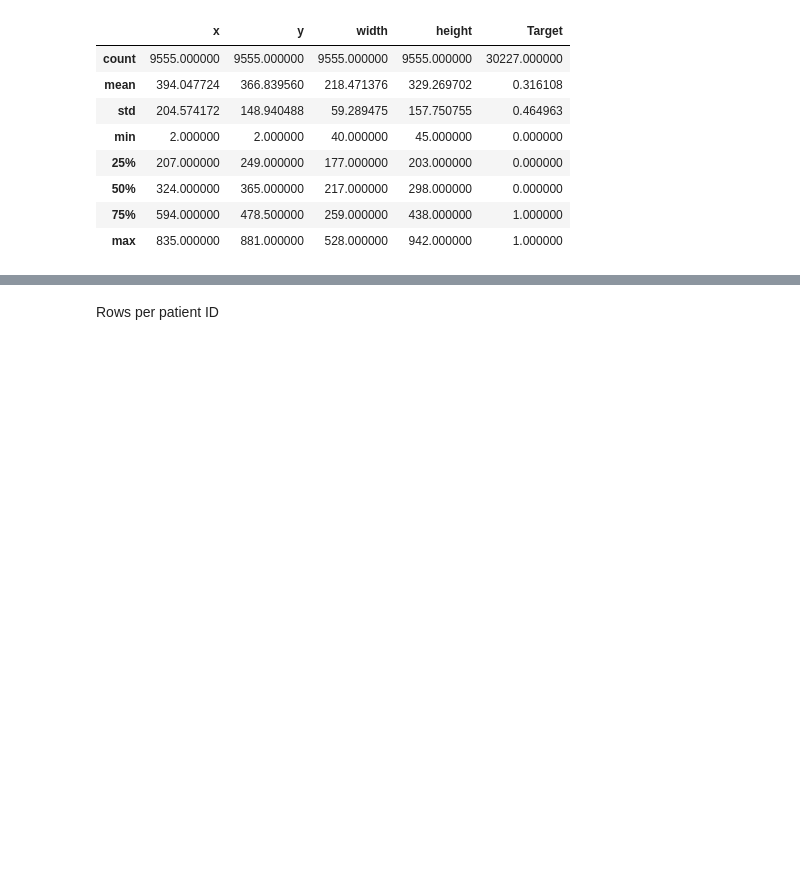
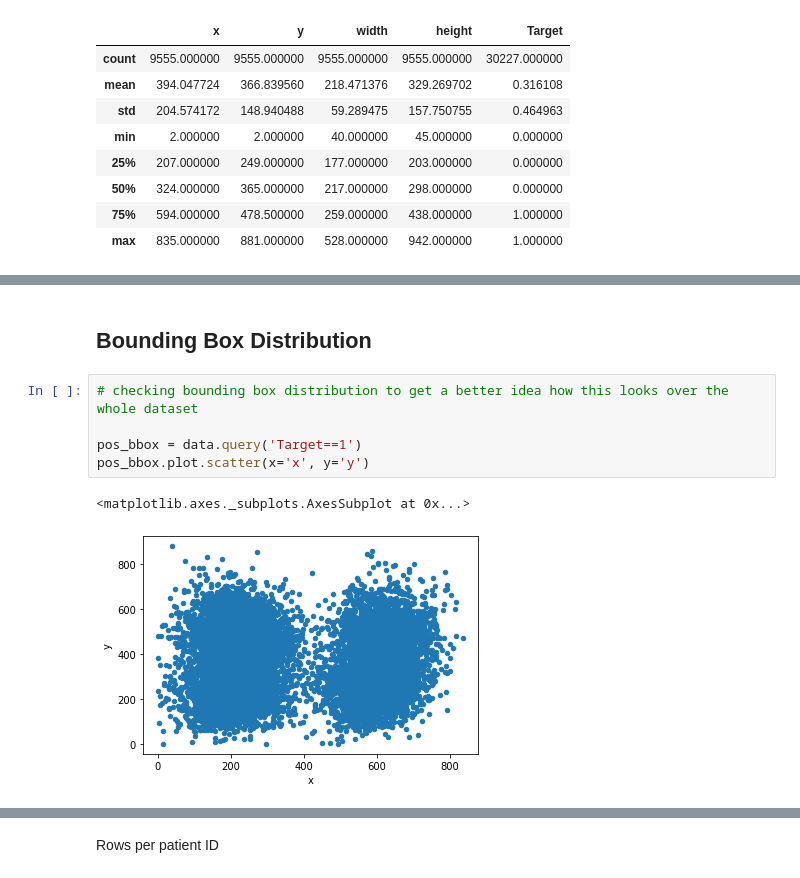
Before and after one commit to akashdhanpal/Pnemonia_Detection_CV_Deep_Learning, a Jupyter notebook: Capstone_Pneumonia.ipynb, the cells around one changed output, grey strips where cells are left out. Saved outputs shown, nothing was run; the diff lists cells and outputs as text; blank space fills up the shorter version.

```diff
--- a/Capstone_Pneumonia.ipynb
+++ b/Capstone_Pneumonia.ipynb
@@ -180,0 +174,10 @@ data.describe()
+# %% [markdown]
+## Bounding Box Distribution
+# %%
+# checking bounding box distribution to get a better idea how this looks over the whole dataset
+
+pos_bbox = data.query('Target==1')
+pos_bbox.plot.scatter(x='x', y='y')
+# %% [output]
+<matplotlib.axes._subplots.AxesSubplot at 0x...>
+[figure, added]
```
Also changed, not shown: parts of 23 cells of this notebook.
